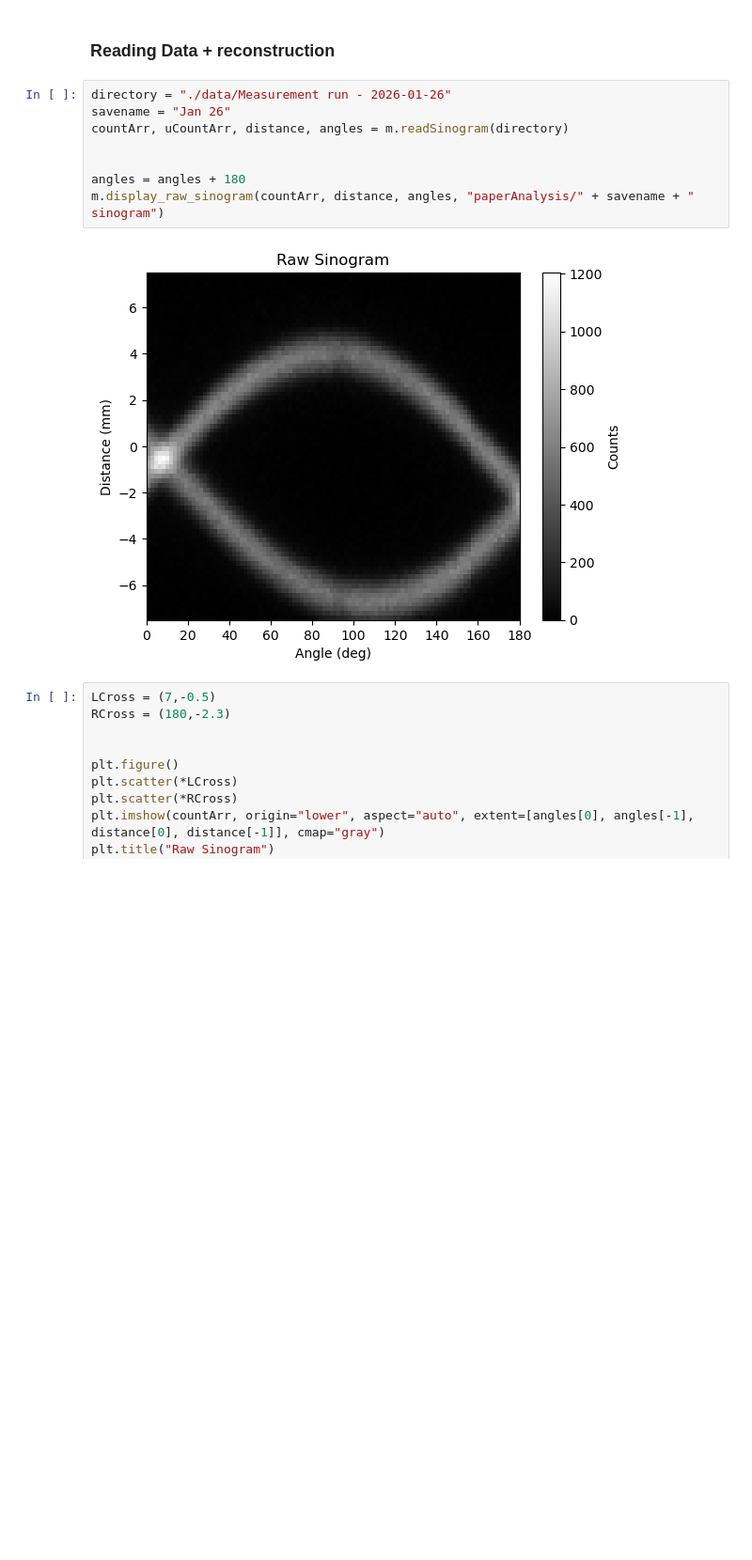
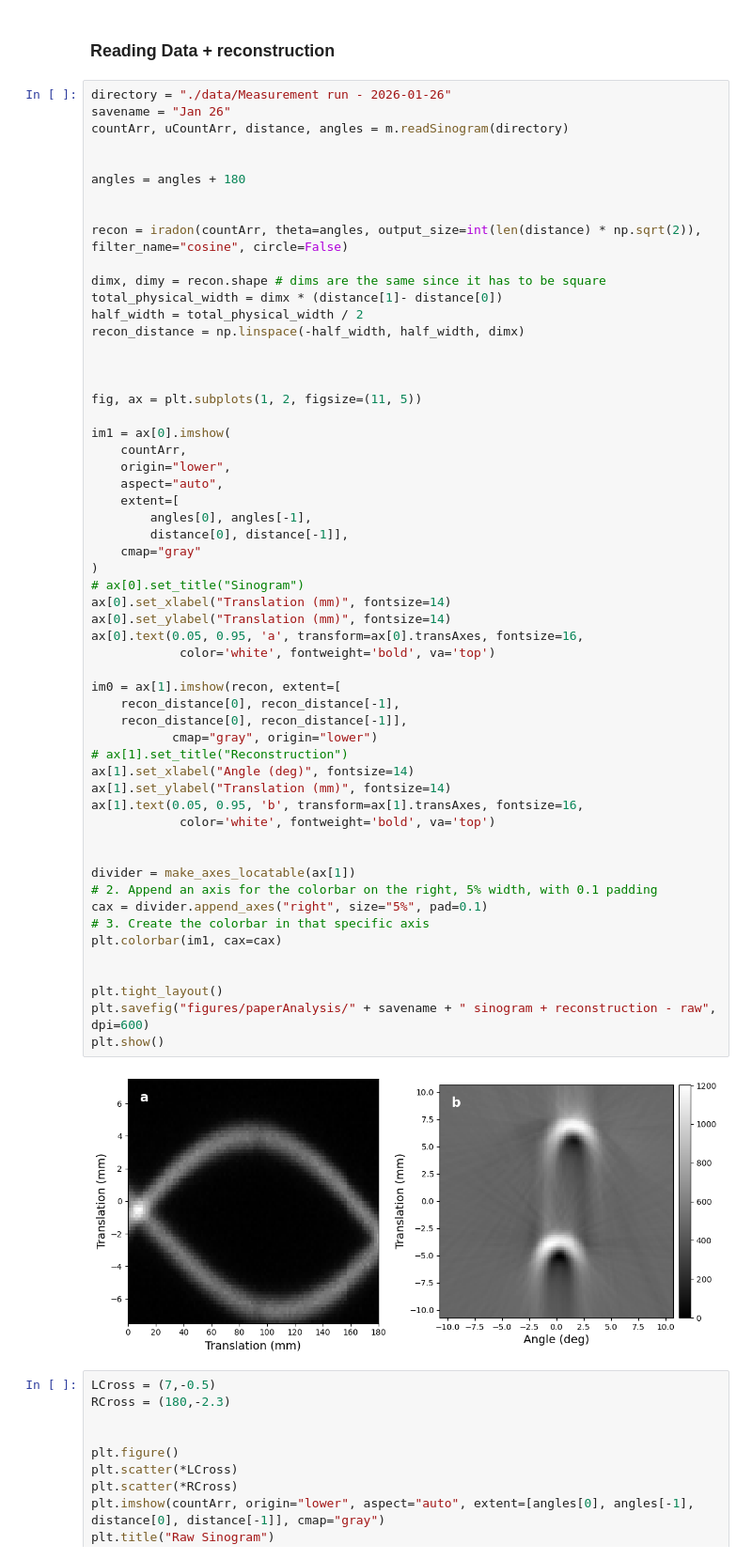
Before and after one commit to MarkZhit/PHYS409-PET, a Jupyter notebook: M5Analysis.ipynb, the cells around one changed output. Shown at 94% size. Cells and saved outputs as stored; diff of their text form; blank space fills up the shorter version.

```diff
--- a/M5Analysis.ipynb
+++ b/M5Analysis.ipynb
@@ -20,13 +20,61 @@ importlib.reload(m)
 # %%
 directory = "./data/Measurement run - 2026-01-26"
 savename = "Jan 26"
 countArr, uCountArr, distance, angles = m.readSinogram(directory)
 
 
 angles = angles + 180
-m.display_raw_sinogram(countArr, distance, angles, "paperAnalysis/" + savename + " sinogram")
+
+
+recon = iradon(countArr, theta=angles, output_size=int(len(distance) * np.sqrt(2)), filter_name="cosine", circle=False)
+
+dimx, dimy = recon.shape # dims are the same since it has to be square
+total_physical_width = dimx * (distance[1]- distance[0])
+half_width = total_physical_width / 2
+recon_distance = np.linspace(-half_width, half_width, dimx)
+
+
+
+fig, ax = plt.subplots(1, 2, figsize=(11, 5))
+
+im1 = ax[0].imshow(
+    countArr,
+    origin="lower",
+    aspect="auto",
+    extent=[
+        angles[0], angles[-1],
+        distance[0], distance[-1]],
+    cmap="gray"
+)
+# ax[0].set_title("Sinogram")
+ax[0].set_xlabel("Translation (mm)", fontsize=14)
+ax[0].set_ylabel("Translation (mm)", fontsize=14)
+ax[0].text(0.05, 0.95, 'a', transform=ax[0].transAxes, fontsize=16,
+            color='white', fontweight='bold', va='top')
+
+im0 = ax[1].imshow(recon, extent=[
+    recon_distance[0], recon_distance[-1],
+    recon_distance[0], recon_distance[-1]],
+           cmap="gray", origin="lower")
+# ax[1].set_title("Reconstruction")
+ax[1].set_xlabel("Angle (deg)", fontsize=14)
+ax[1].set_ylabel("Translation (mm)", fontsize=14)
+ax[1].text(0.05, 0.95, 'b', transform=ax[1].transAxes, fontsize=16,
+            color='white', fontweight='bold', va='top')
+
+
+divider = make_axes_locatable(ax[1])
+# 2. Append an axis for the colorbar on the right, 5% width, with 0.1 padding
+cax = divider.append_axes("right", size="5%", pad=0.1)
+# 3. Create the colorbar in that specific axis
+plt.colorbar(im1, cax=cax)
+
+
+plt.tight_layout()
+plt.savefig("figures/paperAnalysis/" + savename + " sinogram + reconstruction - raw", dpi=600)
+plt.show()
 # %% [output]
-[figure, old version]
+[figure, new version]
 # %%
 LCross = (7,-0.5)
 RCross = (180,-2.3)
```
Also changed, not shown: parts of 1 cell of this notebook, 23 other files.
